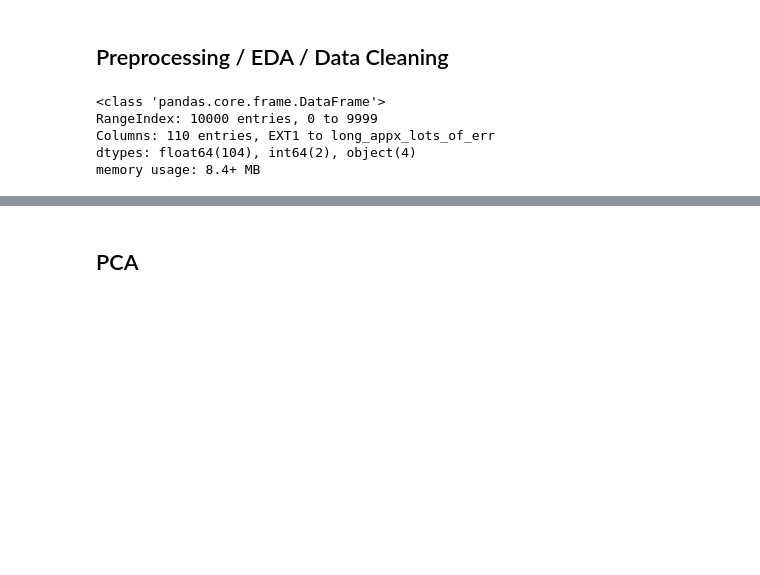
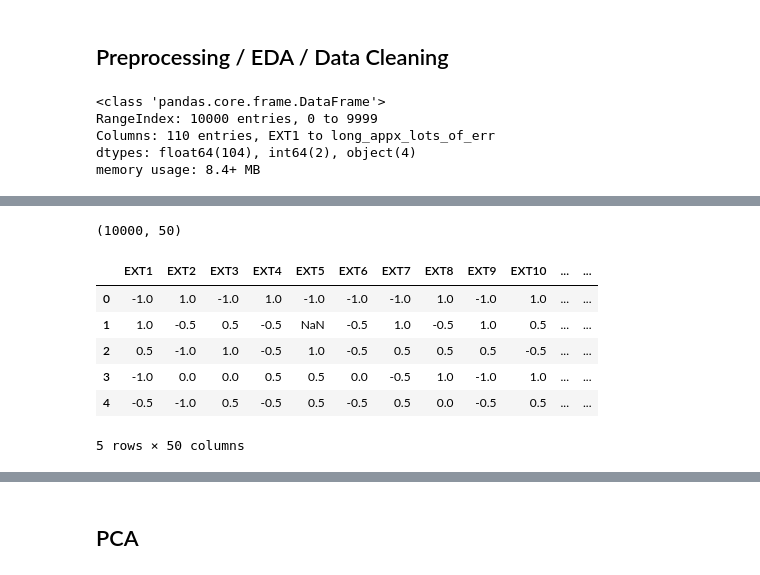
Before and after one commit to oetia/ocean-pca, a Jupyter notebook: pca.ipynb, the cells around one changed output, grey strips where cells are left out. Cells and saved outputs as stored; diff of their text form; code cells hidden in the pictures; blank space fills up the shorter version.

Commit message:
changed columns

```diff
--- a/pca.ipynb
+++ b/pca.ipynb
@@ -137,0 +34,4 @@ print(df_ERDO.cov().to_markdown())
+# %%
+df_sub = df[df.columns[:50]]
+df_sub.head()
+print(df_sub.head().to_markdown())
@@ -137,0 +46,20 @@ print(df_ERDO.cov().to_markdown())
+# %%
+# There are 0 values that need to be dealt with
+# The data range is 1-5, which means 0 values should be treated as missing
+df_sub = df_sub.replace(0, np.NaN)
+# df_sub = df_sub.dropna()
+# %%
+# Normalizing data points between -1 & 1
+# We want 1 -> -1, 3-> 0, & 5 -> 1
+df_norm = (df_sub - 3) / 2 # assuming mean is 3 and range is 1-5
+print(df_norm.shape)
+df_norm.head()
+# %% [output]
+(10000, 50)
+|  | EXT1 | EXT2 | EXT3 | EXT4 | EXT5 | EXT6 | EXT7 | EXT8 | EXT9 | EXT10 | ... | ... |
+| 0 | -1.0 | 1.0 | -1.0 | 1.0 | -1.0 | -1.0 | -1.0 | 1.0 | -1.0 | 1.0 | ... | ... |
+| 1 | 1.0 | -0.5 | 0.5 | -0.5 | NaN | -0.5 | 1.0 | -0.5 | 1.0 | 0.5 | ... | ... |
+| 2 | 0.5 | -1.0 | 1.0 | -0.5 | 1.0 | -0.5 | 0.5 | 0.5 | 0.5 | -0.5 | ... | ... |
+| 3 | -1.0 | 0.0 | 0.0 | 0.5 | 0.5 | 0.0 | -0.5 | 1.0 | -1.0 | 1.0 | ... | ... |
+| 4 | -0.5 | -1.0 | 0.5 | -0.5 | 0.5 | -0.5 | 0.5 | 0.0 | -0.5 | 0.5 | ... | ... |
+5 rows × 50 columns
```
Also changed, not shown: parts of 24 cells of this notebook, 5 other files.
